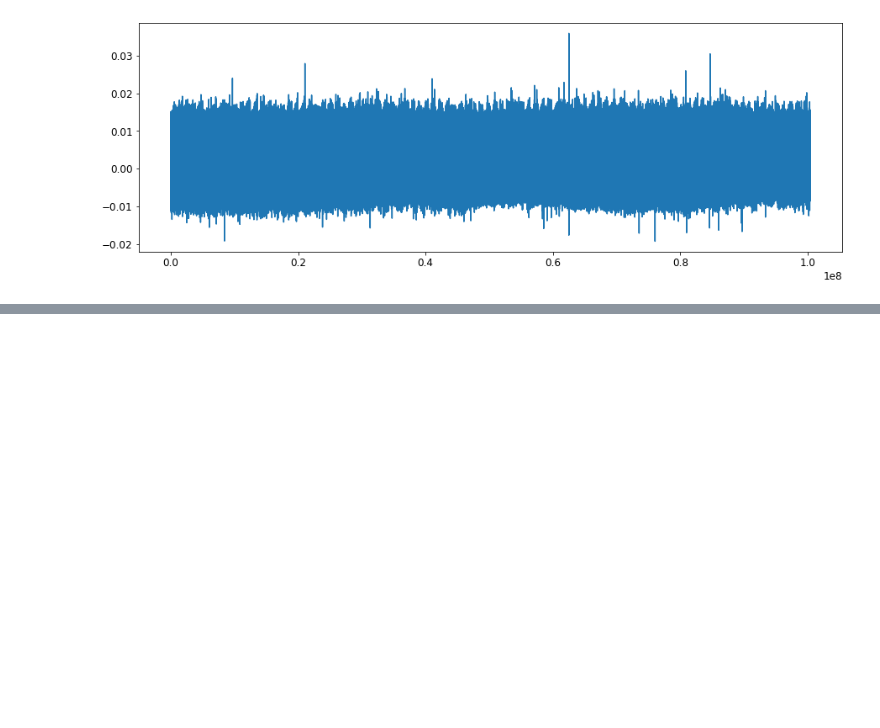
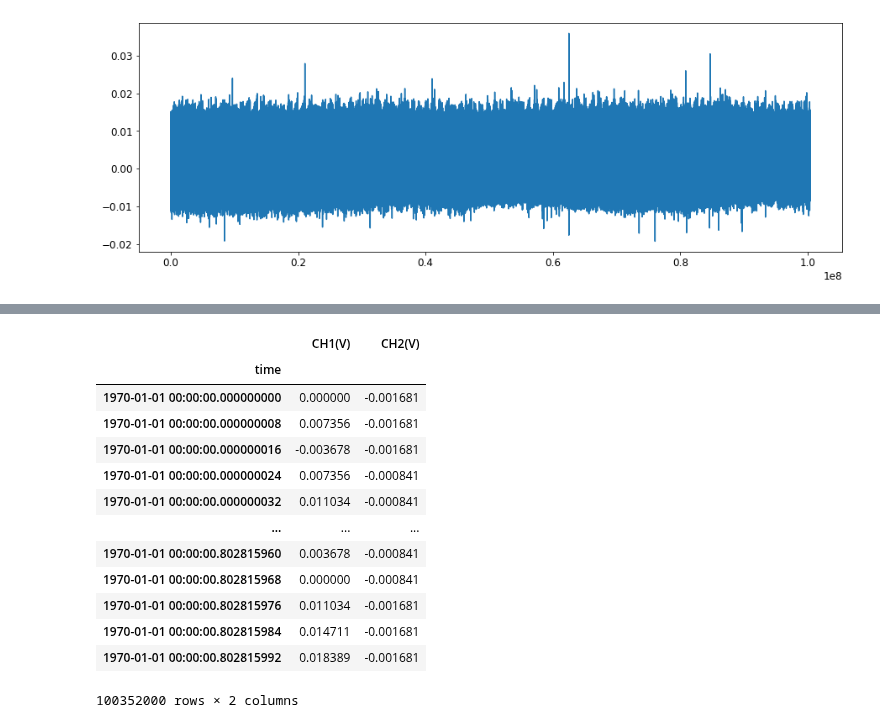
Before and after one commit to ODZ-UJF-AV-CR/auto1, a Jupyter notebook: notebooks/oscilloscope.ipynb, the cells around one changed output, grey strips where cells are left out. Saved outputs shown, nothing was run; the diff lists cells and outputs as text; code cells hidden in the pictures; blank space fills up the shorter version.

```diff
--- a/notebooks/oscilloscope.ipynb
+++ b/notebooks/oscilloscope.ipynb
@@ -453,0 +461,17 @@ len(a)
+# %%
+df
+# %% [output]
+|  | CH1(V) | CH2(V) |
+| time |  |  |
+| 1970-01-01 00:00:00.000000000 | 0.000000 | -0.001681 |
+| 1970-01-01 00:00:00.000000008 | 0.007356 | -0.001681 |
+| 1970-01-01 00:00:00.000000016 | -0.003678 | -0.001681 |
+| 1970-01-01 00:00:00.000000024 | 0.007356 | -0.000841 |
+| 1970-01-01 00:00:00.000000032 | 0.011034 | -0.000841 |
+| ... | ... | ... |
+| 1970-01-01 00:00:00.802815960 | 0.003678 | -0.000841 |
+| 1970-01-01 00:00:00.802815968 | 0.000000 | -0.000841 |
+| 1970-01-01 00:00:00.802815976 | 0.011034 | -0.001681 |
+| 1970-01-01 00:00:00.802815984 | 0.014711 | -0.001681 |
+| 1970-01-01 00:00:00.802815992 | 0.018389 | -0.001681 |
+100352000 rows × 2 columns
```
Also changed, not shown: parts of 14 cells of this notebook, 2 other files.
